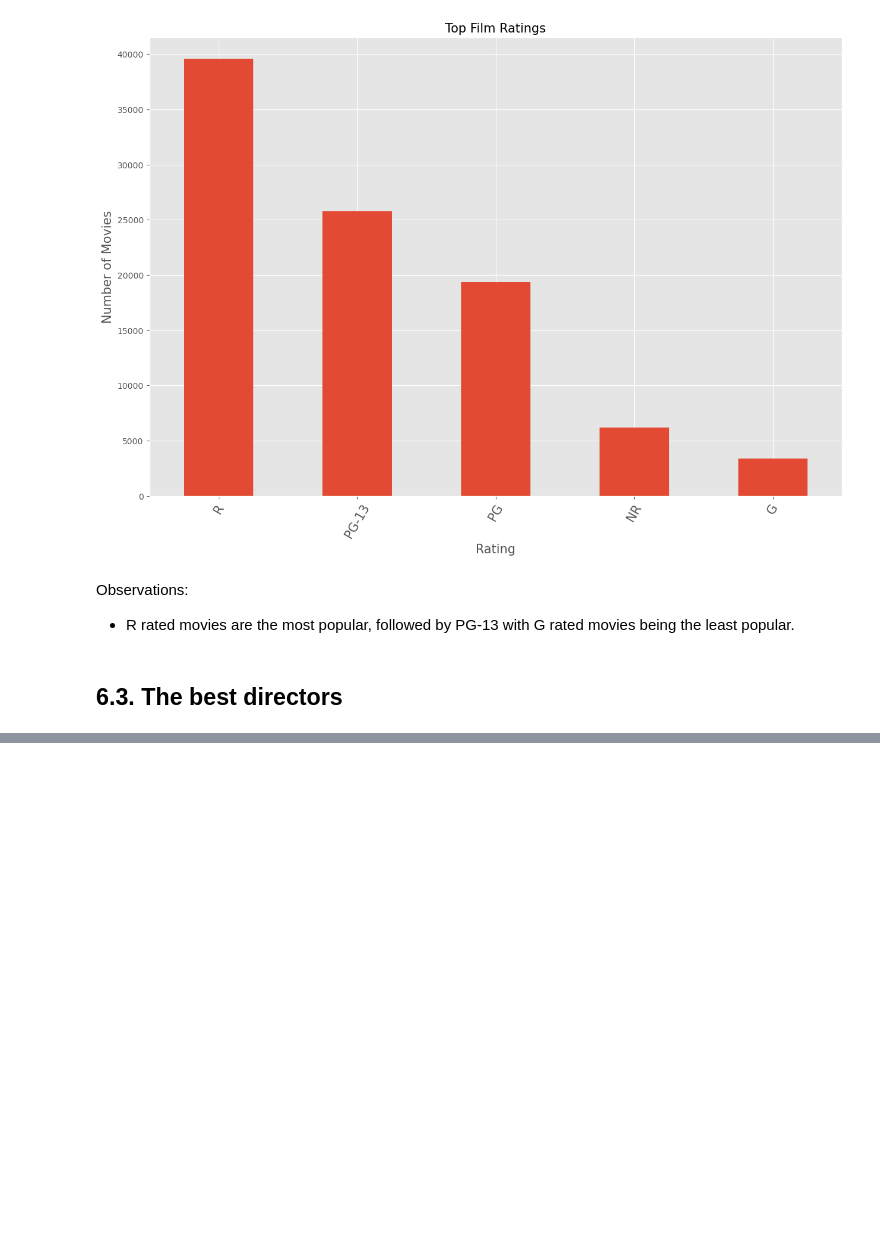
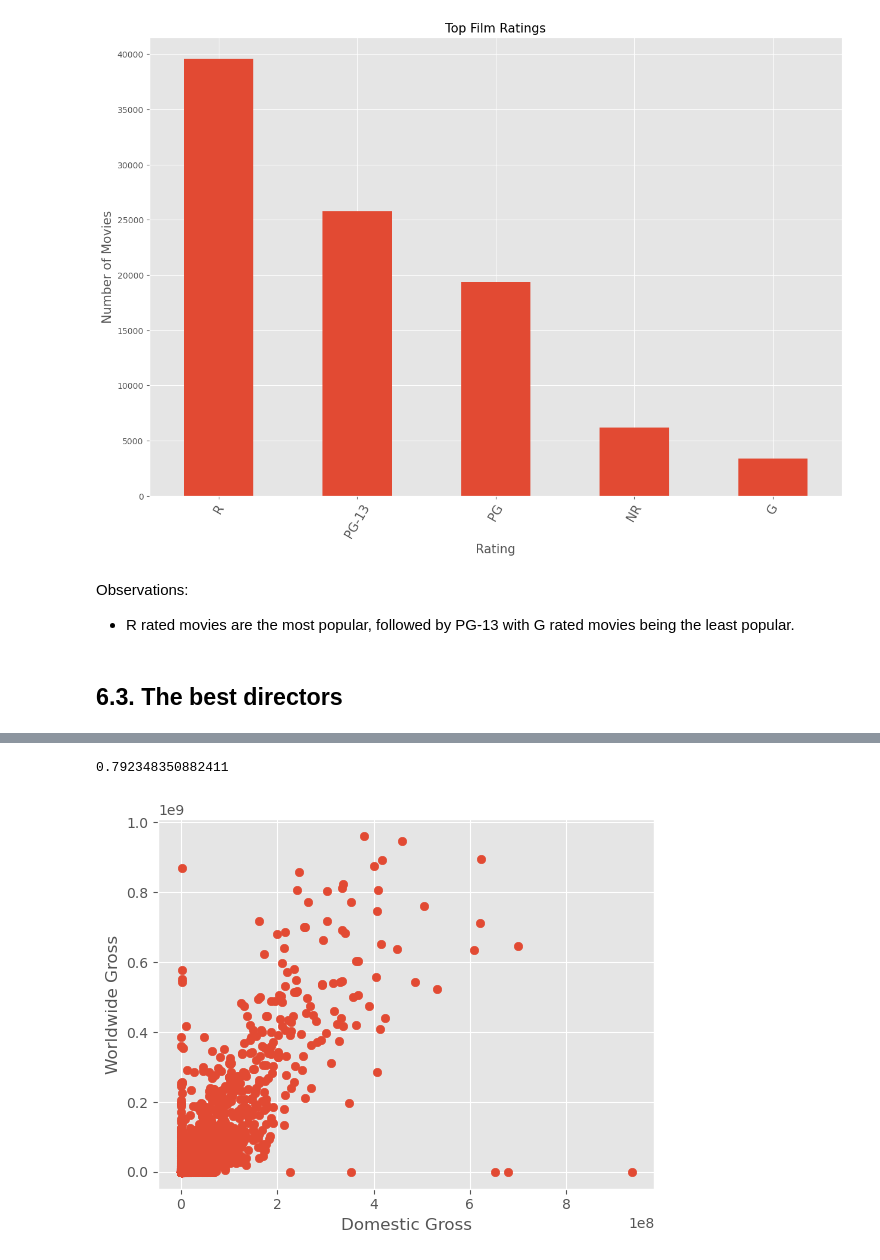
Before and after one commit to George-Mbugua/Movie_Analysis, a Jupyter notebook: Movie_Analysis.ipynb, the cells around one changed output, grey strips where cells are left out. Saved outputs shown, nothing was run; the diff lists cells and outputs as text; code cells hidden in the pictures; blank space fills up the shorter version.

```diff
--- a/Movie_Analysis.ipynb
+++ b/Movie_Analysis.ipynb
@@ -823,3 +825,6 @@ rt_movies.head()
+# %%
+#Removing the commas from the foreign_gross column
+bom_movies['foreign_gross'] = bom_movies['foreign_gross'].str.replace(',', '')
 # %% [markdown]
 ### 5.4. Outliers
 # %% [markdown]
@@ -886,3 +895,6 @@ Name: runtime, Length: 13523, dtype: int32
+# %%
+#Converting the foreign_gross column to float
+bom_movies['foreign_gross'] = bom_movies['foreign_gross'].astype(float)
 # %% [markdown]
 ### 6.6. Merges
 # %% [markdown]
@@ -1184,0 +1287,13 @@ Observations:
+# %%
+correlation = bom_movies['domestic_gross'].corr(bom_movies['foreign_gross'])
+correlation
+# %% [output]
+0.792348350882411
+# %%
+#Visualizing using a scatter plot
+plt.scatter(bom_movies['domestic_gross'], bom_movies['foreign_gross'])
+plt.xlabel('Domestic Gross')
+plt.ylabel('Worldwide Gross')
+plt.show()
+# %% [output]
+[figure, added]
```
Also changed, not shown: parts of 30 cells of this notebook, 3 other files.
